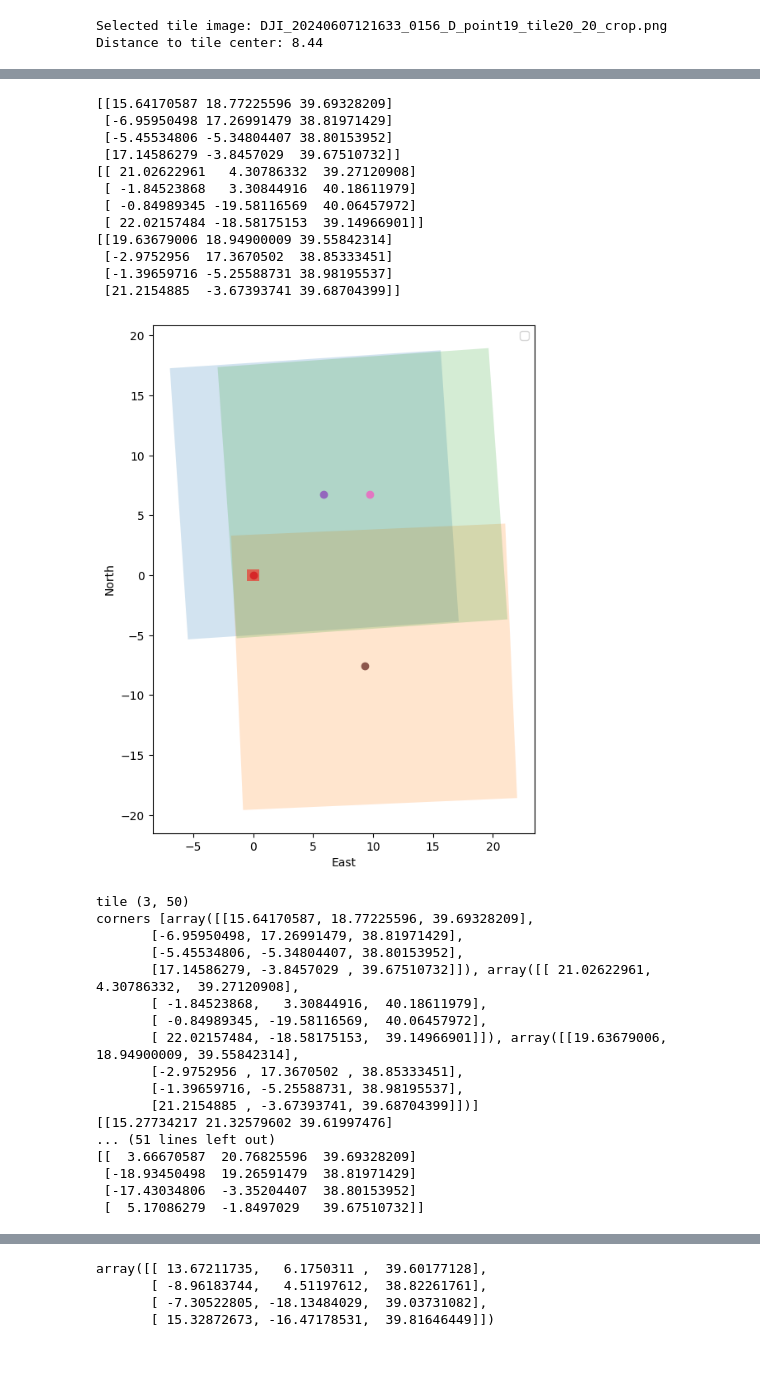
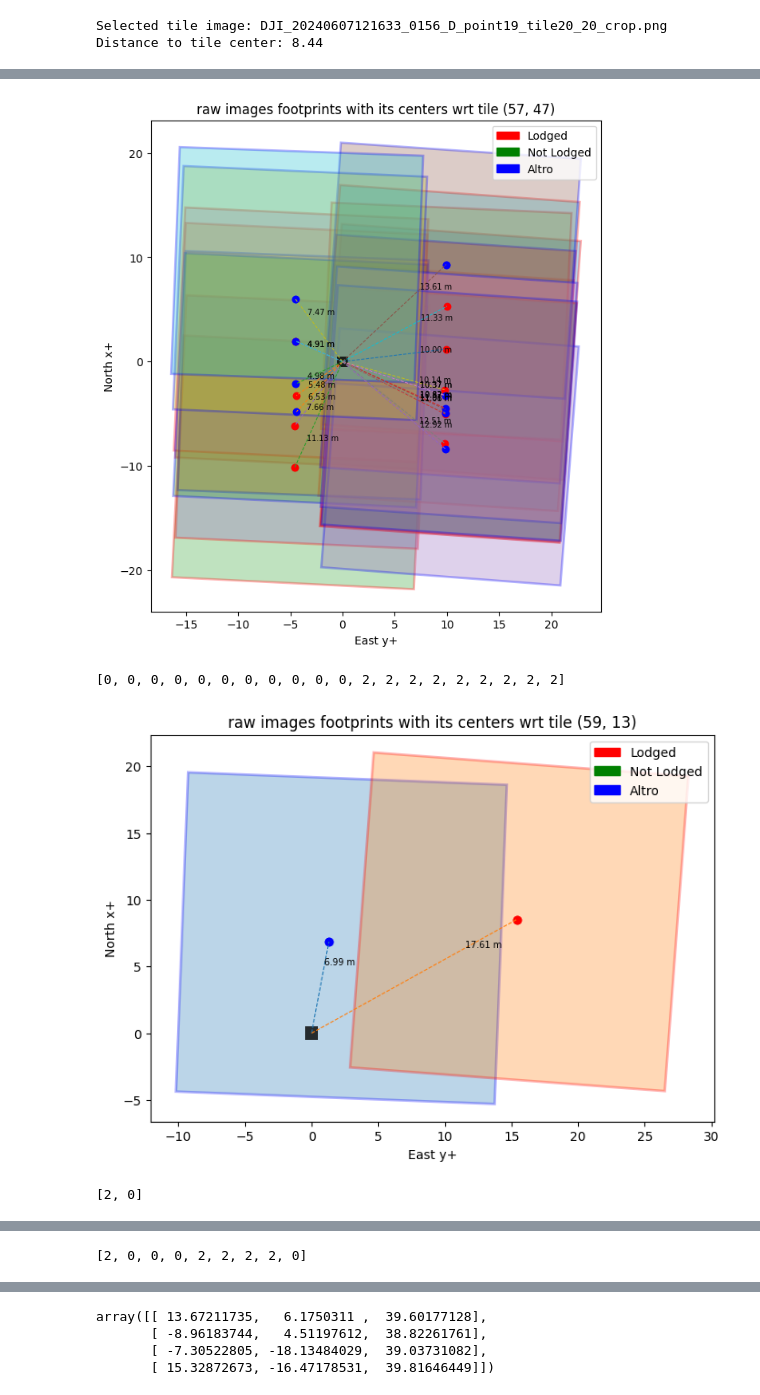
Before and after one commit to botastark/multi-horizon, a Jupyter notebook: src/tile_experiments.ipynb, the cells around one changed output, grey strips where cells are left out. Cells and saved outputs as stored; diff of their text form; code cells hidden in the pictures; blank space fills up the shorter version.

```diff
--- a/src/tile_experiments.ipynb
+++ b/src/tile_experiments.ipynb
@@ -144,23 +126,0 @@ plt.show()
-# %%
-def plot_fov_2d(fov_corners_all, centers):
-    fig, ax = plt.subplots(figsize=(8, 8))
-
-    for point in fov_corners_all:
-        corners_ = order_fov_corners(point)
-        ax.fill(corners_[:, 0], corners_[:, 1], alpha=0.2)
-    ax.fill([-0.5,-0.5,0.5,0.5], [-0.5,0.5,0.5,-0.5],"r", alpha=0.5, )
-    ax.scatter([0], [0])
-    for center in centers:
-        ax.scatter(center[0], center[1])
-    ax.set_xlabel("East")
-    ax.set_ylabel("North")
-    ax.set_aspect("equal", "box")
-    ax.legend(handles=[])
-    plt.show()
-
-def order_fov_corners(corners):
-    corners = np.array(corners)
-    centroid = np.mean(corners[:, :2], axis=0)
-    angles = np.arctan2(corners[:, 1] - centroid[1], corners[:, 0] - centroid[0])
-    ordered_corners = corners[np.argsort(angles)]
-    return ordered_corners
@@ -167,41 +199,15 @@ def order_fov_corners(corners):
 # %%
 # tile_to_test = (45,45)
 
 tile_to_test = (3,20)
-# tile_to_test = (13,13)
-for tile_to_test in [(3,50),(15,48),(13,63)]:
+for tile_to_test in high_std_tiles[25:35]:
     fov_corners_all, centers = tile_ops.locate_wrt_tile(tile_to_test, ref_rel_alt=20)
-    plot_fov_2d(fov_corners_all, centers)
-    print(f"tile {tile_to_test}")
+    plot_fov_2d(fov_corners_all, centers, tile_to_test)
+    print(predictions[tile_to_test])
+    # for (row, col), preds in predictions.items():
     # print(f"corners {fov_corners_all}")
 # %% [output]
+[figure, new version]
-[[15.64170587 18.77225596 39.69328209]
- [-6.95950498 17.26991479 38.81971429]
- [-5.45534806 -5.34804407 38.80153952]
- [17.14586279 -3.8457029  39.67510732]]
-[[ 21.02622961   4.30786332  39.27120908]
- [ -1.84523868   3.30844916  40.18611979]
- [ -0.84989345 -19.58116569  40.06457972]
- [ 22.02157484 -18.58175153  39.14966901]]
-[[19.63679006 18.94900009 39.55842314]
- [-2.9752956  17.3670502  38.85333451]
- [-1.39659716 -5.25588731 38.98195537]
- [21.2154885  -3.67393741 39.68704399]]
+[0, 0, 0, 0, 0, 0, 0, 0, 0, 0, 0, 2, 2, 2, 2, 2, 2, 2, 2, 2]
-[figure, old version]
+[figure, new version]
-tile (3, 50)
-corners [array([[15.64170587, 18.77225596, 39.69328209],
-       [-6.95950498, 17.26991479, 38.81971429],
-       [-5.45534806, -5.34804407, 38.80153952],
-       [17.14586279, -3.8457029 , 39.67510732]]), array([[ 21.02622961,   4.30786332,  39.27120908],
-       [ -1.84523868,   3.30844916,  40.18611979],
-       [ -0.84989345, -19.58116569,  40.06457972],
-       [ 22.02157484, -18.58175153,  39.14966901]]), array([[19.63679006, 18.94900009, 39.55842314],
-       [-2.9752956 , 17.3670502 , 38.85333451],
-       [-1.39659716, -5.25588731, 38.98195537],
-       [21.2154885 , -3.67393741, 39.68704399]])]
-[[15.27734217 21.32579602 39.61997476]
-... (51 lines left out)
-[[  3.66670587  20.76825596  39.69328209]
- [-18.93450498  19.26591479  38.81971429]
- [-17.43034806  -3.35204407  38.80153952]
- [  5.17086279  -1.8497029   39.67510732]]
+[2, 0]
@@ -243,0 +219 @@ corners [array([[ 13.67211735,   6.1750311 ,  39.60177128],
+[2, 0, 0, 0, 2, 2, 2, 2, 0]
```
Also changed, not shown: parts of 9 cells of this notebook, 1 other file.
